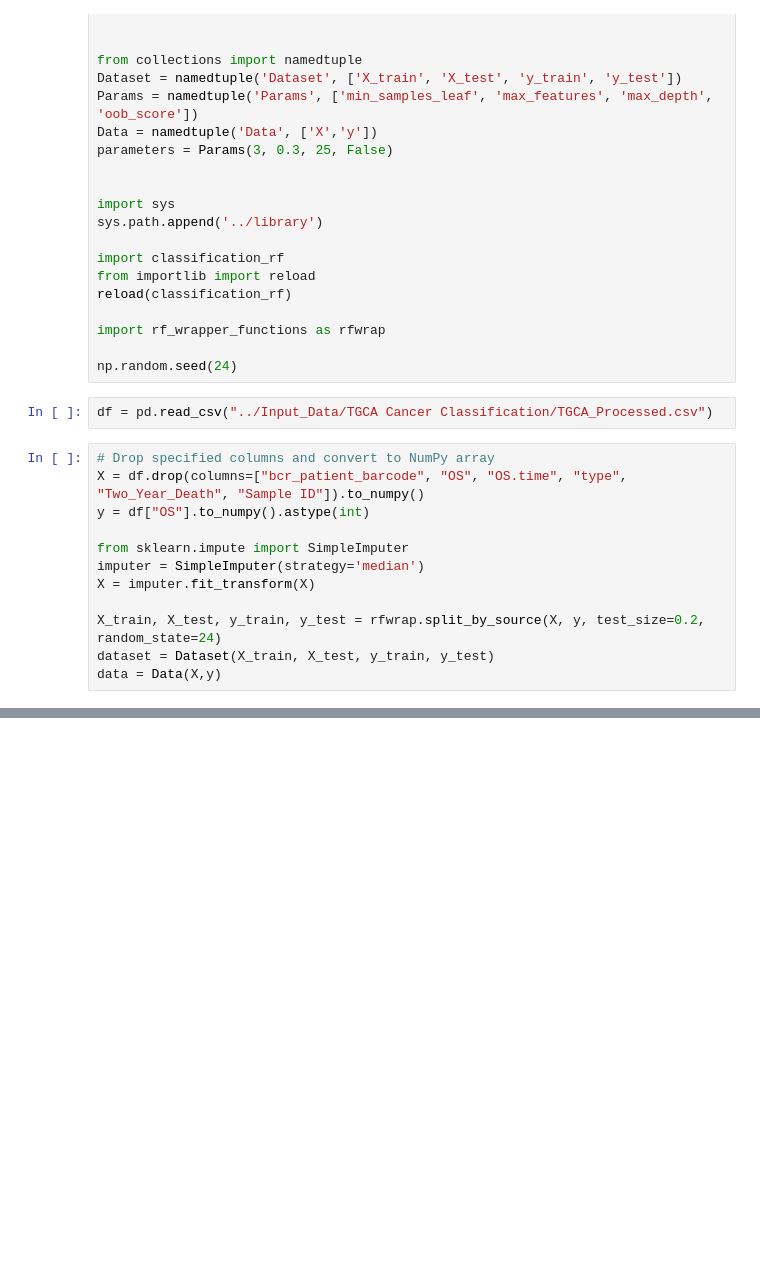
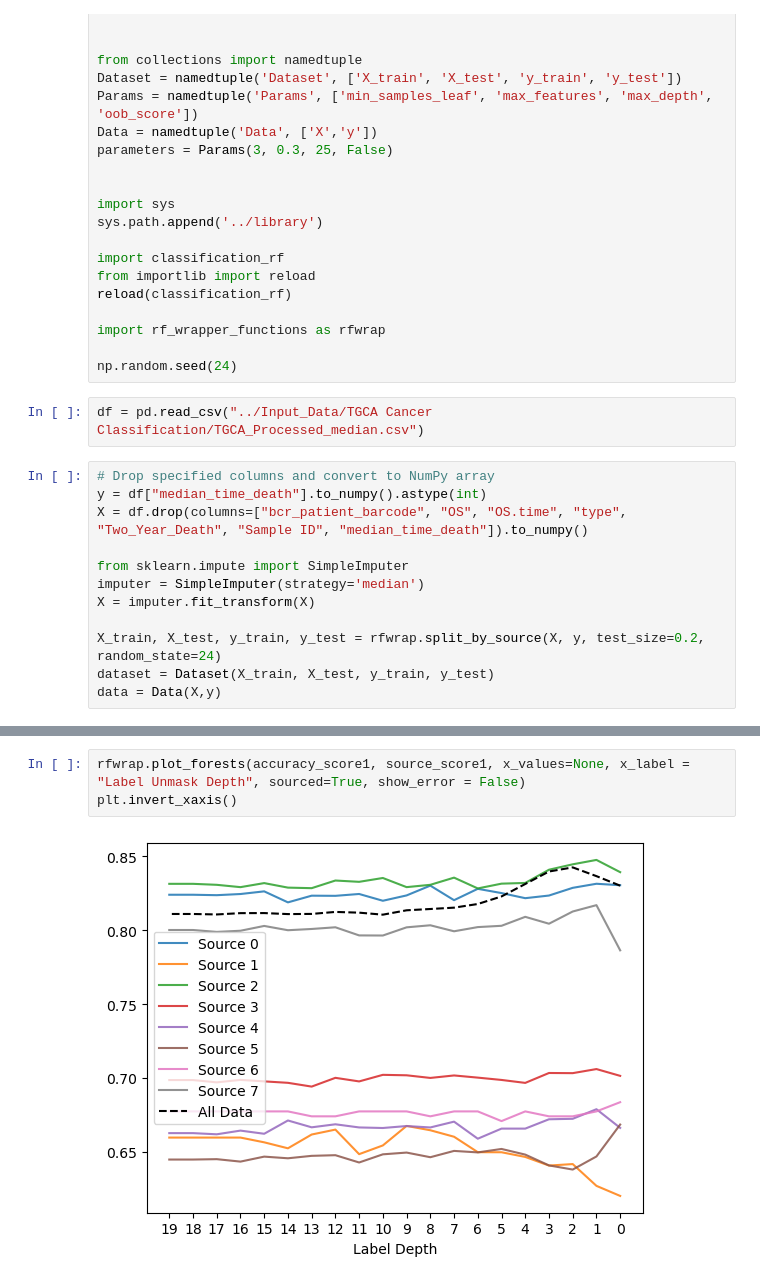
Before and after one commit to lggilson/Multi_Layer_RF_Reorganized, a Jupyter notebook: Classification_Experiments/TGCA Classification.ipynb, the cells around one changed output, grey strips where cells are left out. Drawn from its saved outputs; the diff is of its cells as text; blank space fills up the shorter version.

Commit message:
I switched to death before median time of death for each cancer rather than two year death. I saved the dataset with this new column.

```diff
--- a/Classification_Experiments/TGCA Classification.ipynb
+++ b/Classification_Experiments/TGCA Classification.ipynb
@@ -27,11 +27,11 @@ import rf_wrapper_functions as rfwrap
 
 np.random.seed(24)
 # %%
-df = pd.read_csv("../Input_Data/TGCA Cancer Classification/TGCA_Processed.csv")
+df = pd.read_csv("../Input_Data/TGCA Cancer Classification/TGCA_Processed_median.csv")
 # %%
 # Drop specified columns and convert to NumPy array
-X = df.drop(columns=["bcr_patient_barcode", "OS", "OS.time", "type", "Two_Year_Death", "Sample ID"]).to_numpy()
-y = df["OS"].to_numpy().astype(int)
+y = df["median_time_death"].to_numpy().astype(int)
+X = df.drop(columns=["bcr_patient_barcode", "OS", "OS.time", "type", "Two_Year_Death", "Sample ID", "median_time_death"]).to_numpy()
 
 from sklearn.impute import SimpleImputer
 imputer = SimpleImputer(strategy='median')
@@ -66,0 +82,5 @@ rfwrap.plot_forests_by_fold(accuracy_score1, dataset, parameters, depth_type = "
+# %%
+rfwrap.plot_forests(accuracy_score1, source_score1, x_values=None, x_label = "Label Unmask Depth", sourced=True, show_error = False)
+plt.invert_xaxis()
+# %% [output]
+[figure, added]
```
Also changed, not shown: parts of 5 cells of this notebook, 3 other files.
